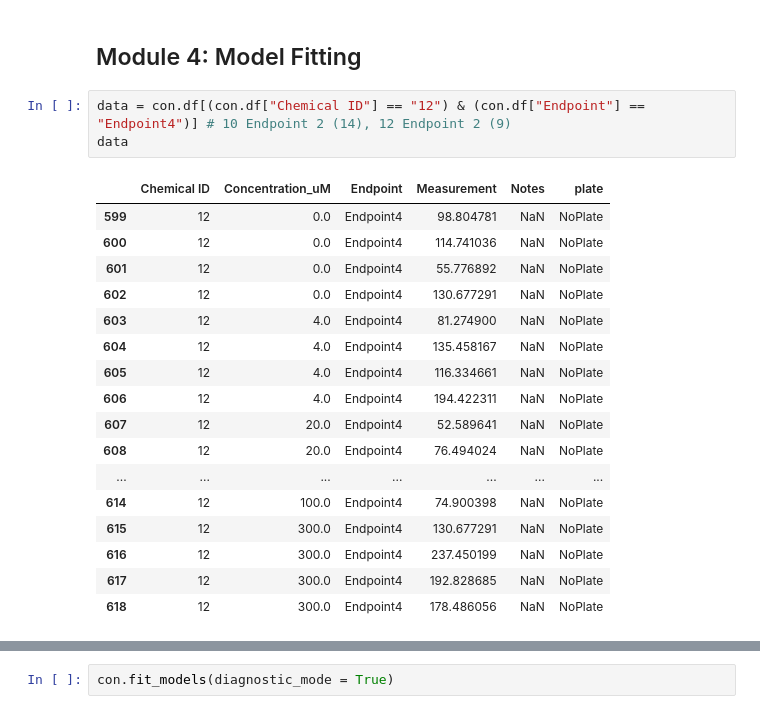
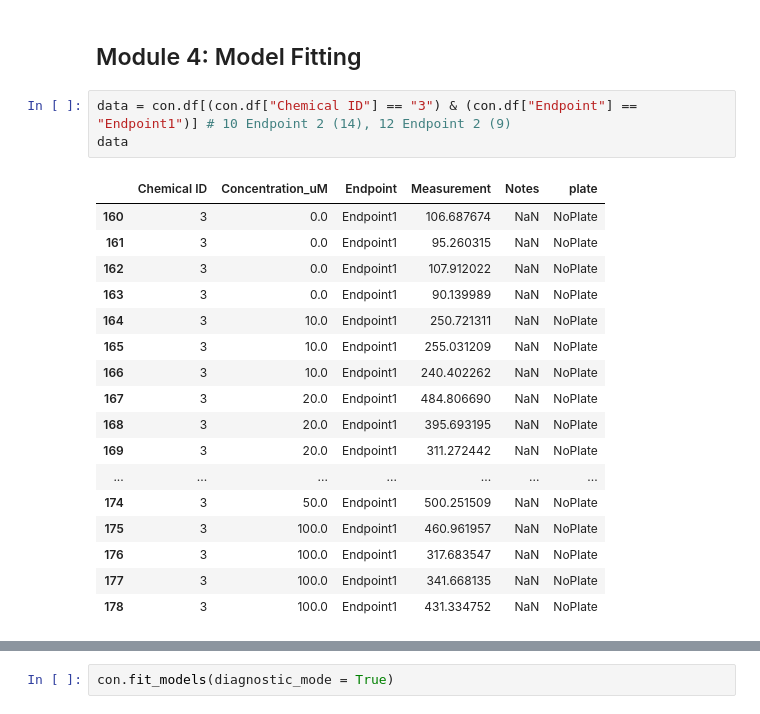
Before and after one commit to PNNL-CompBio/bmdrc, a Jupyter notebook: vignettes/Continuous Class Example.ipynb, the cells around one changed output, grey strips where cells are left out. Saved outputs shown, nothing was run; the diff lists cells and outputs as text.

```diff
--- a/vignettes/Continuous Class Example.ipynb
+++ b/vignettes/Continuous Class Example.ipynb
@@ -122,26 +122,26 @@ con.filter_correlation_score(score = 0.2, apply = True, direction = "between")
 # %% [markdown]
 ## Module 4: Model Fitting
 # %%
-data = con.df[(con.df["Chemical ID"] == "12") & (con.df["Endpoint"] == "Endpoint4")] # 10 Endpoint 2 (14), 12 Endpoint 2 (9)
+data = con.df[(con.df["Chemical ID"] == "3") & (con.df["Endpoint"] == "Endpoint1")] # 10 Endpoint 2 (14), 12 Endpoint 2 (9)
 data
 # %% [output]
 |  | Chemical ID | Concentration_uM | Endpoint | Measurement | Notes | plate |
-| 599 | 12 | 0.0 | Endpoint4 | 98.804781 | NaN | NoPlate |
-| 600 | 12 | 0.0 | Endpoint4 | 114.741036 | NaN | NoPlate |
-| 601 | 12 | 0.0 | Endpoint4 | 55.776892 | NaN | NoPlate |
-| 602 | 12 | 0.0 | Endpoint4 | 130.677291 | NaN | NoPlate |
-| 603 | 12 | 4.0 | Endpoint4 | 81.274900 | NaN | NoPlate |
-| 604 | 12 | 4.0 | Endpoint4 | 135.458167 | NaN | NoPlate |
-| 605 | 12 | 4.0 | Endpoint4 | 116.334661 | NaN | NoPlate |
-| 606 | 12 | 4.0 | Endpoint4 | 194.422311 | NaN | NoPlate |
-| 607 | 12 | 20.0 | Endpoint4 | 52.589641 | NaN | NoPlate |
-| 608 | 12 | 20.0 | Endpoint4 | 76.494024 | NaN | NoPlate |
+| 160 | 3 | 0.0 | Endpoint1 | 106.687674 | NaN | NoPlate |
+| 161 | 3 | 0.0 | Endpoint1 | 95.260315 | NaN | NoPlate |
+| 162 | 3 | 0.0 | Endpoint1 | 107.912022 | NaN | NoPlate |
+| 163 | 3 | 0.0 | Endpoint1 | 90.139989 | NaN | NoPlate |
+| 164 | 3 | 10.0 | Endpoint1 | 250.721311 | NaN | NoPlate |
+| 165 | 3 | 10.0 | Endpoint1 | 255.031209 | NaN | NoPlate |
+| 166 | 3 | 10.0 | Endpoint1 | 240.402262 | NaN | NoPlate |
+| 167 | 3 | 20.0 | Endpoint1 | 484.806690 | NaN | NoPlate |
+| 168 | 3 | 20.0 | Endpoint1 | 395.693195 | NaN | NoPlate |
+| 169 | 3 | 20.0 | Endpoint1 | 311.272442 | NaN | NoPlate |
 | ... | ... | ... | ... | ... | ... | ... |
-| 614 | 12 | 100.0 | Endpoint4 | 74.900398 | NaN | NoPlate |
-| 615 | 12 | 300.0 | Endpoint4 | 130.677291 | NaN | NoPlate |
-| 616 | 12 | 300.0 | Endpoint4 | 237.450199 | NaN | NoPlate |
-| 617 | 12 | 300.0 | Endpoint4 | 192.828685 | NaN | NoPlate |
-| 618 | 12 | 300.0 | Endpoint4 | 178.486056 | NaN | NoPlate |
+| 174 | 3 | 50.0 | Endpoint1 | 500.251509 | NaN | NoPlate |
+| 175 | 3 | 100.0 | Endpoint1 | 460.961957 | NaN | NoPlate |
+| 176 | 3 | 100.0 | Endpoint1 | 317.683547 | NaN | NoPlate |
+| 177 | 3 | 100.0 | Endpoint1 | 341.668135 | NaN | NoPlate |
+| 178 | 3 | 100.0 | Endpoint1 | 431.334752 | NaN | NoPlate |
 # %%
 import numpy as np
 from bmdrc.model_fitting_continuous import LinReg_Cont, AsyReg_Cont, ExpReg_Cont, GomReg_Cont, HillReg_Cont, MMReg_Cont, PowReg_Cont, WeiReg_Cont
```
Also changed, not shown: parts of 5 cells of this notebook, 22 other files.
